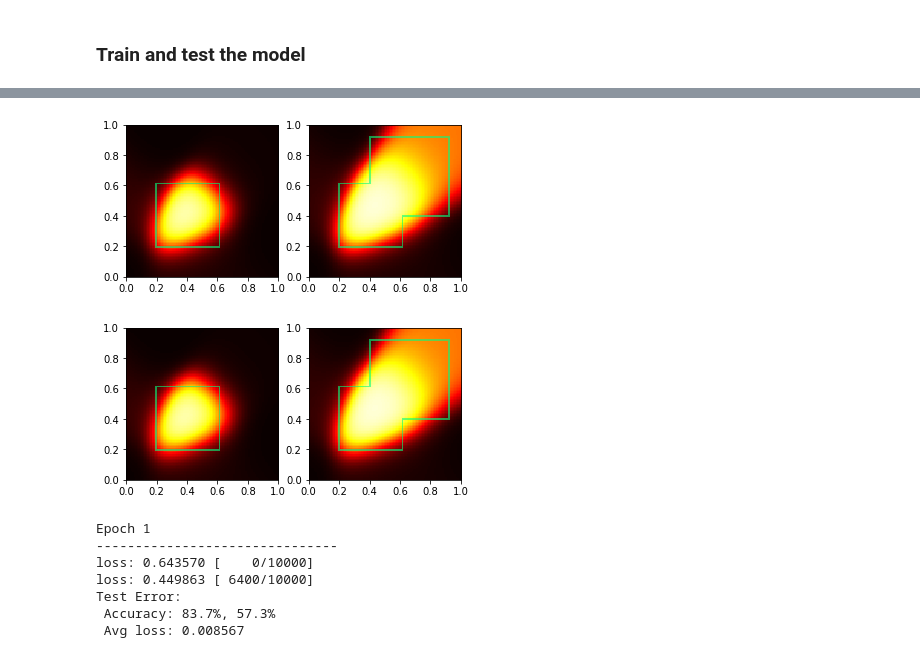
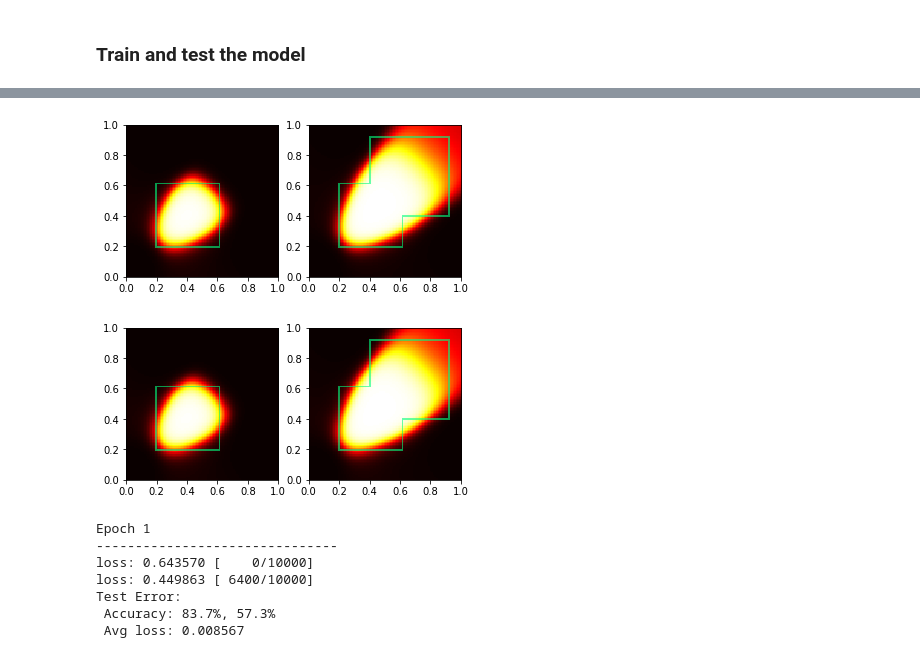
Before and after one commit to atatomir/CCN, a Jupyter notebook: experiments/Rectangles.ipynb, the cells around one changed output, grey strips where cells are left out. Drawn from its saved outputs; the diff is of its cells as text; code cells hidden in the pictures.

```diff
--- a/experiments/Rectangles.ipynb
+++ b/experiments/Rectangles.ipynb
@@ -62,7 +62,7 @@ NeuralNetwork(
 ### Train and test the model
 # %%
 experiment = Experiment('rectangles', model1, shapes, constraints1)
-experiment.run(10, device)
+experiment.run(50, device)
 #experiment.save(dir='./models/')
 # %% [output]
 Epoch 1
@@ -83,7 +83,7 @@ loss: 0.557020 [ 6400/10000]
 
 Done!
-[figure, old version]
+[figure, new version]
-[figure, old version]
+[figure, new version]
 # %%
 experiment = Experiment('rectangles-rev', model2, shapes, constraints2)
 experiment.run(50, 'cpu')
```
Also changed, not shown: parts of 2 cells of this notebook, 3 other files.
